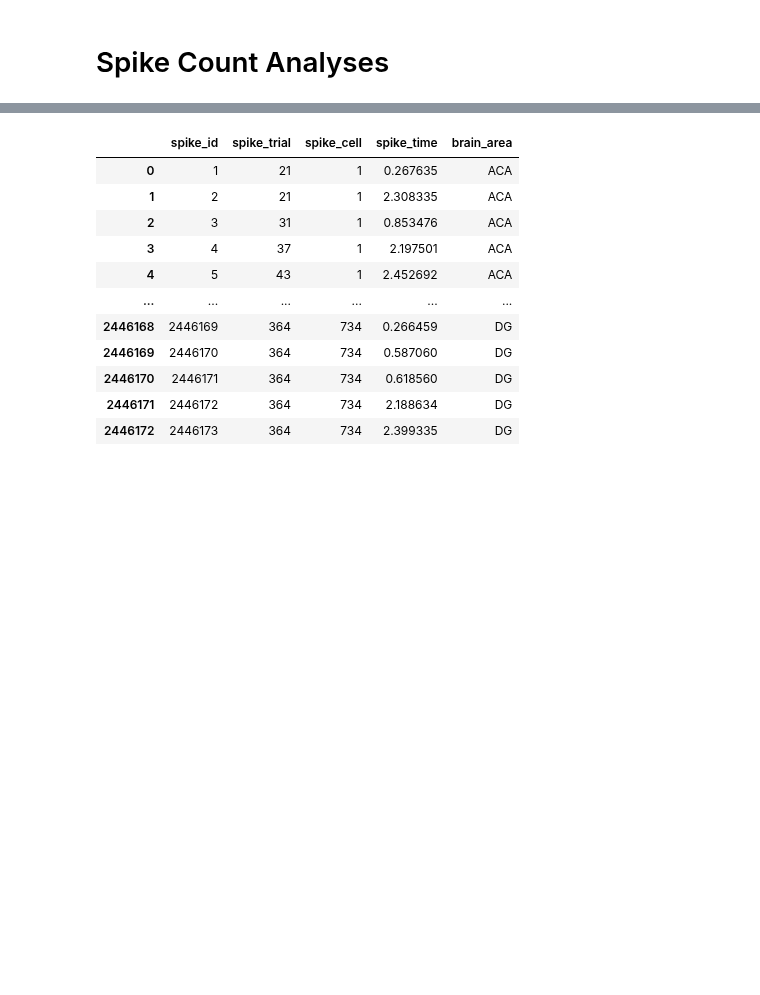
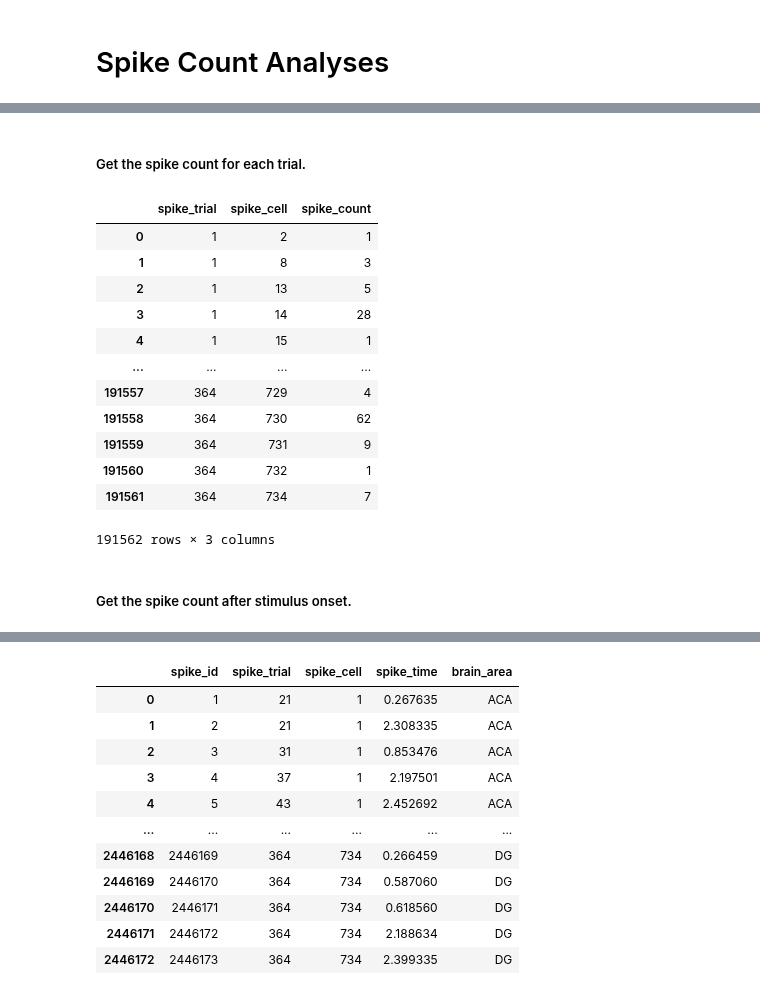
Before and after one commit to ibehave-ibots/iBOTS-Tools, a Jupyter notebook: workshops/python-workshop-1/exercises/mo/2.spike_count.ipynb, the cells around one changed output, grey strips where cells are left out. Drawn from its saved outputs; the diff is of its cells as text; code cells hidden in the pictures; blank space fills up the shorter version.

```diff
--- a/workshops/python-workshop-1/exercises/mo/2.spike_count.ipynb
+++ b/workshops/python-workshop-1/exercises/mo/2.spike_count.ipynb
@@ -9,0 +39,20 @@ from scipy.signal import convolve
+# %% [markdown]
+##### Get the spike count for each trial.
+# %%
+spike_time_df.groupby(["spike_trial", "spike_cell"]).apply(len).reset_index(name="spike_count")
+# %% [output]
+|  | spike_trial | spike_cell | spike_count |
+| 0 | 1 | 2 | 1 |
+| 1 | 1 | 8 | 3 |
+| 2 | 1 | 13 | 5 |
+| 3 | 1 | 14 | 28 |
+| 4 | 1 | 15 | 1 |
+| ... | ... | ... | ... |
+| 191557 | 364 | 729 | 4 |
+| 191558 | 364 | 730 | 62 |
+| 191559 | 364 | 731 | 9 |
+| 191560 | 364 | 732 | 1 |
+| 191561 | 364 | 734 | 7 |
+191562 rows × 3 columns
+# %% [markdown]
+##### Get the spike count after stimulus onset.
```
Also changed, not shown: parts of 15 cells of this notebook.
